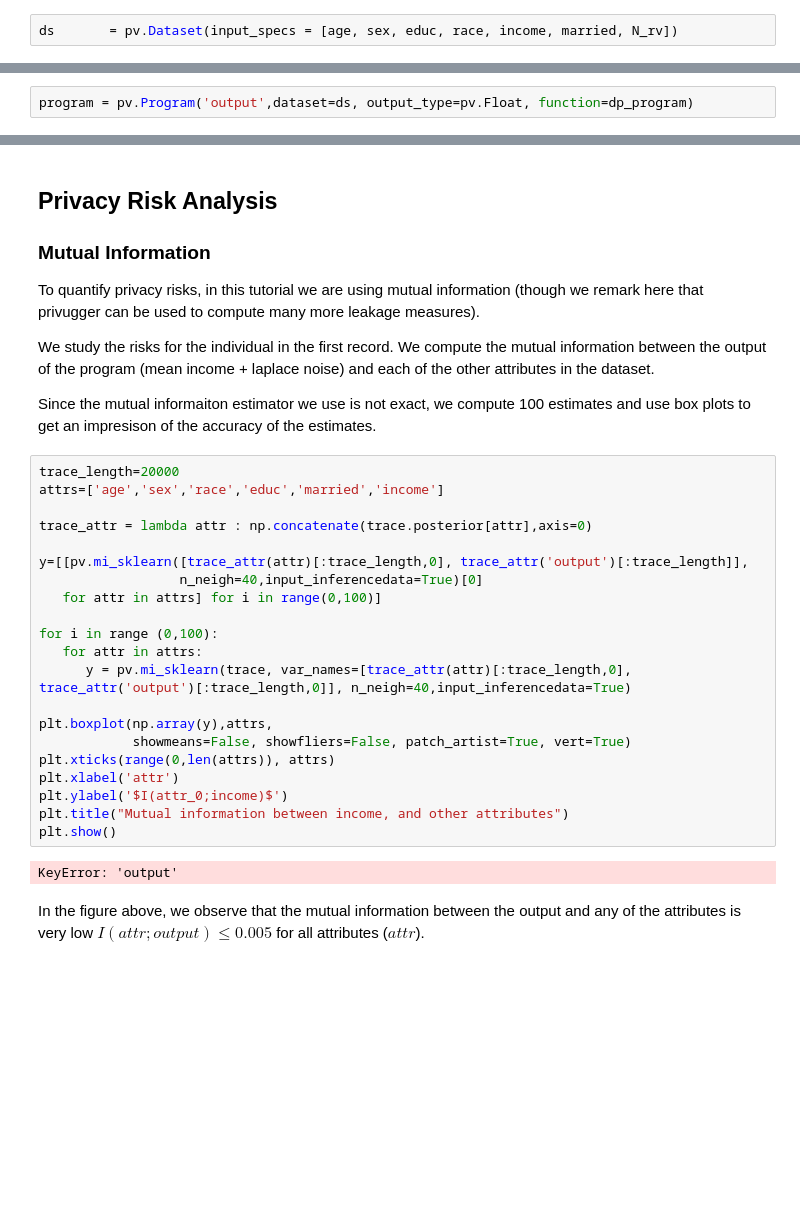
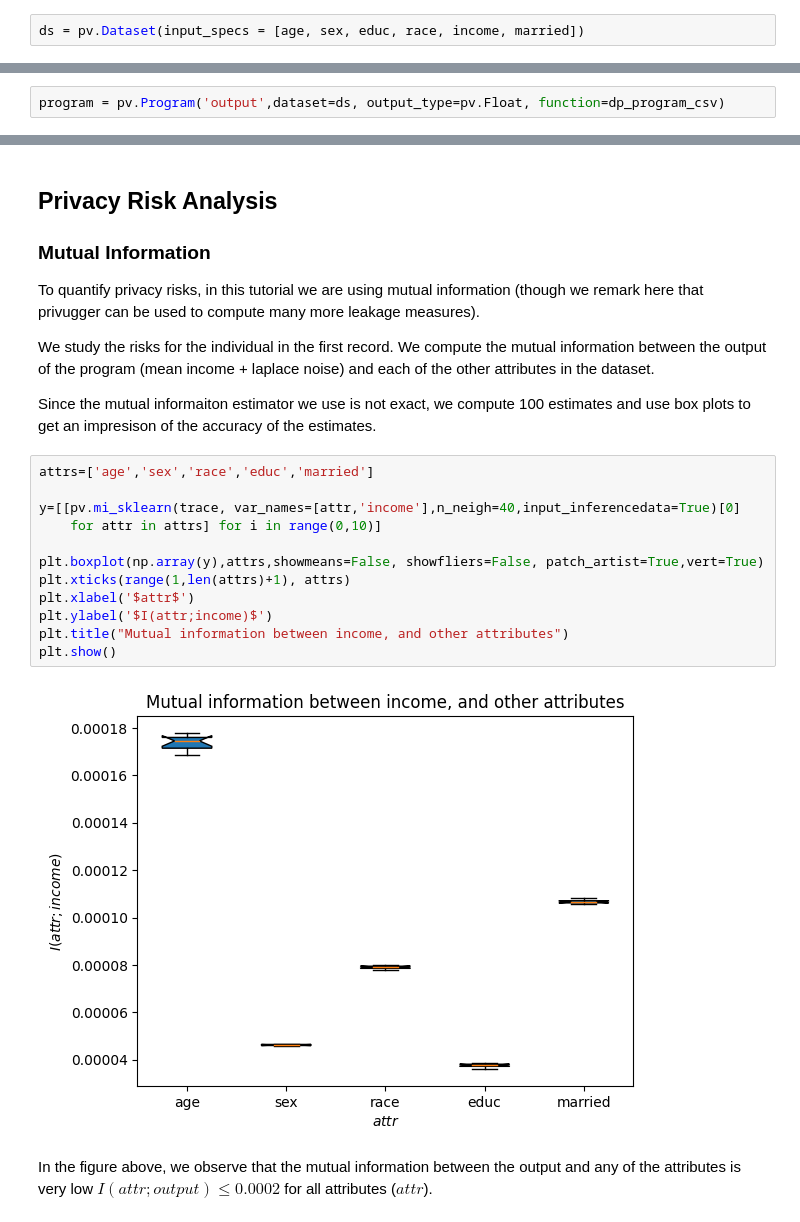
Before and after one commit to tommcamm/privugger, a Jupyter notebook: docs/tutorials/Open-dp-Tutorial.ipynb, the cells around one changed output, grey strips where cells are left out. Saved outputs shown, nothing was run; the diff lists cells and outputs as text; blank space fills up the shorter version.

```diff
--- a/docs/tutorials/Open-dp-Tutorial.ipynb
+++ b/docs/tutorials/Open-dp-Tutorial.ipynb
@@ -91,7 +121,7 @@ married   = pv.DiscreteUniform('married', 0,1,num_elements=N)
 
 The input specification above is always wrapped into a `Dataset` object. This object is used as the input for the program.
 # %%
-ds       = pv.Dataset(input_specs = [age, sex, educ, race, income, married, N_rv])
+ds = pv.Dataset(input_specs = [age, sex, educ, race, income, married])
 # %% [markdown]
 ## Program specification
 
@@ -101,5 +131,5 @@ The program specification takes the `Dataset` above and the program to analyze.
 # %%
-program = pv.Program('output',dataset=ds, output_type=pv.Float, function=dp_program)
+program = pv.Program('output',dataset=ds, output_type=pv.Float, function=dp_program_csv)
 # %% [markdown]
 ## Inference
 
@@ -129,27 +159,18 @@ We study the risks for the individual in the first record. We compute the mutual
 
 Since the mutual informaiton estimator we use is not exact, we compute 100 estimates and use box plots to get an impresison of the accuracy of the estimates.
 # %%
-trace_length=20000
-attrs=['age','sex','race','educ','married','income']
+attrs=['age','sex','race','educ','married']
 
-trace_attr = lambda attr : np.concatenate(trace.posterior[attr],axis=0)
+y=[[pv.mi_sklearn(trace, var_names=[attr,'income'],n_neigh=40,input_inferencedata=True)[0]
+    for attr in attrs] for i in range(0,10)]
 
-y=[[pv.mi_sklearn([trace_attr(attr)[:trace_length,0], trace_attr('output')[:trace_length]],
-                  n_neigh=40,input_inferencedata=True)[0]
-   for attr in attrs] for i in range(0,100)]
-
-for i in range (0,100):
-   for attr in attrs:
-      y = pv.mi_sklearn(trace, var_names=[trace_attr(attr)[:trace_length,0], trace_attr('output')[:trace_length,0]], n_neigh=40,input_inferencedata=True)
-
-plt.boxplot(np.array(y),attrs,
-            showmeans=False, showfliers=False, patch_artist=True, vert=True)
-plt.xticks(range(0,len(attrs)), attrs)
-plt.xlabel('attr')
-plt.ylabel('$I(attr_0;income)$')
+plt.boxplot(np.array(y),attrs,showmeans=False, showfliers=False, patch_artist=True,vert=True)
+plt.xticks(range(1,len(attrs)+1), attrs)
+plt.xlabel('$attr$')
+plt.ylabel('$I(attr;income)$')
 plt.title("Mutual information between income, and other attributes")
 plt.show()
 # %% [output]
-KeyError: 'output'
+[figure, added]
 # %% [markdown]
-In the figure above, we observe that the mutual information between the output and any of the attributes is very low $I(\mathit{attr};\mathit{output})\leq 0.005$ for all attributes ($\mathit{attr}$).
+In the figure above, we observe that the mutual information between the output and any of the attributes is very low $I(\mathit{attr};\mathit{output})\leq 0.0002$ for all attributes ($\mathit{attr}$).
```
Also changed, not shown: parts of 8 cells of this notebook, 2 other files.
